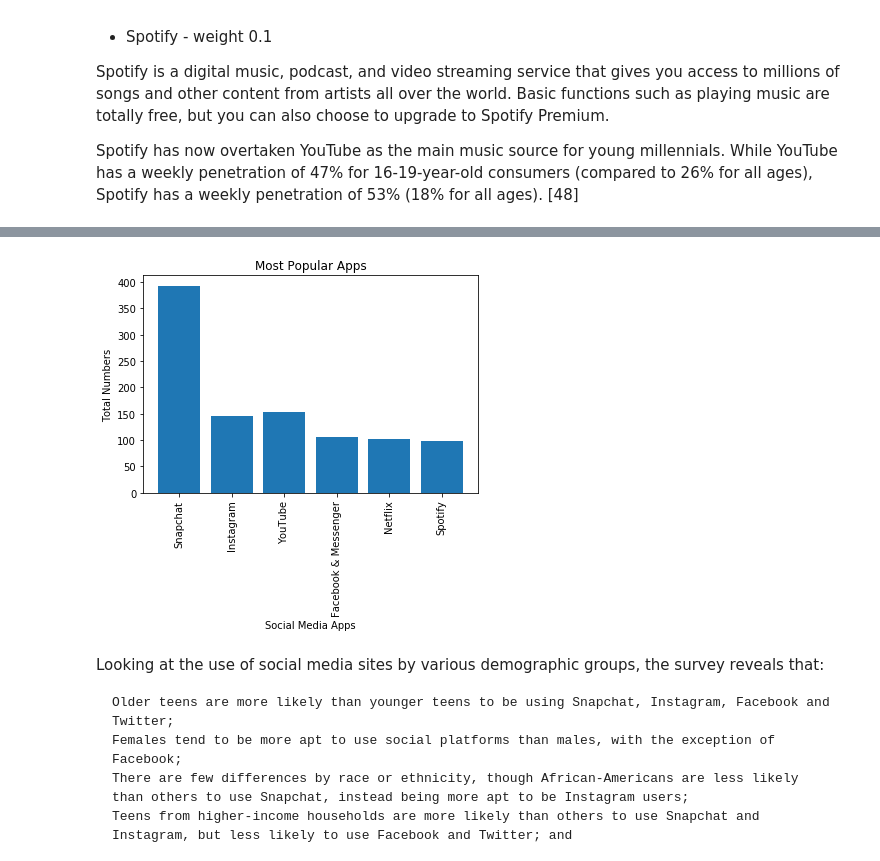
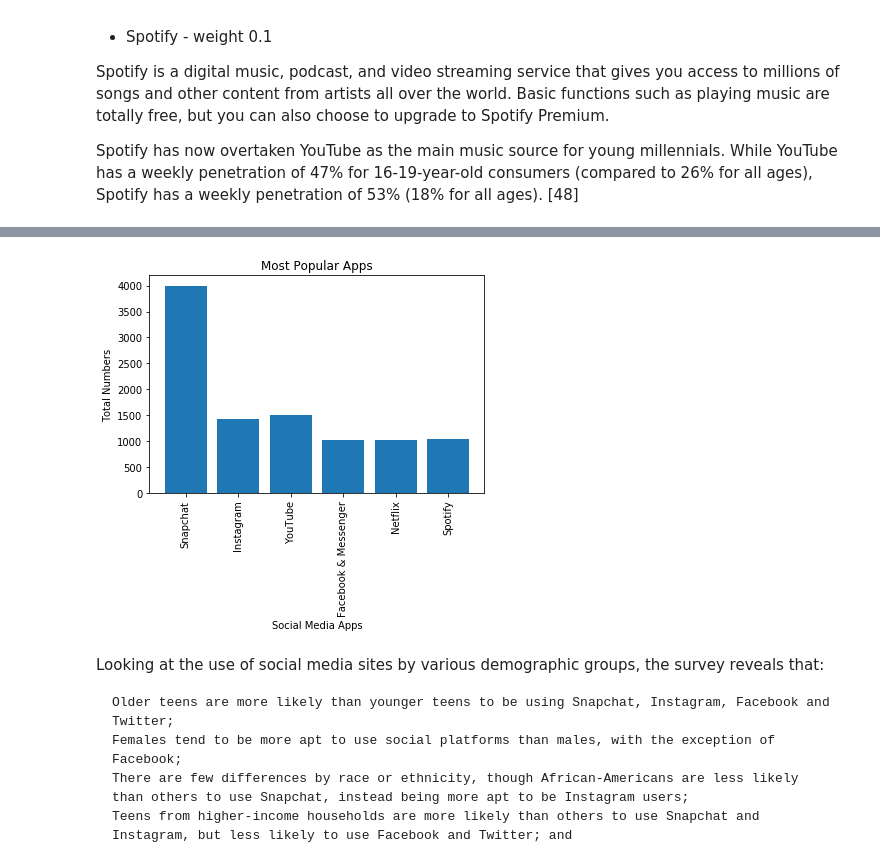
Before and after one commit to HenkT28/Programming_For_Data_Analysis_Project, a Jupyter notebook: Programming_For_Data_Analysis_Project.ipynb, the cells around one changed output, grey strips where cells are left out. Cells and saved outputs as stored; diff of their text form; code cells hidden in the pictures.

```diff
--- a/Programming_For_Data_Analysis_Project.ipynb
+++ b/Programming_For_Data_Analysis_Project.ipynb
@@ -780,25 +747,26 @@ Number of unique values in the App array:
 # %%
 # Create Apps list - 6 Apps
-number_apps = [393, 146, 154, 105, 103,  99]
+# number_apps = [393, 146, 154, 105, 103,  99]
 # number_apps = [71, 50, 47, 33, 25, 24]
+number_apps = [3998, 1430, 1502, 1015, 1016, 1039]
 
 # Order of operations
 barchart_names = ('Snapchat', 'Instagram', 'YouTube', 'Facebook & Messenger', 'Netflix', 'Spotify')
 
 # Create bar names
 y_pos = np.arange(len(barchart_names))
 plt.bar(y_pos, number_apps)
 
 # Create names on the x-axis
 plt.xticks(y_pos, barchart_names, rotation = 'vertical')
 plt.xlabel('Social Media Apps', fontweight='normal', color = 'black')
 
 # Create names on the y-axis
 plt.ylabel("Total Numbers")
 plt.title("Most Popular Apps")
 plt.show()
 # %% [output]
-[figure, old version]
+[figure, new version]
 # %% [markdown]
 Looking at the use of social media sites by various demographic groups, the survey reveals that:
 
```
Also changed, not shown: parts of 56 cells of this notebook, 2 other files.
